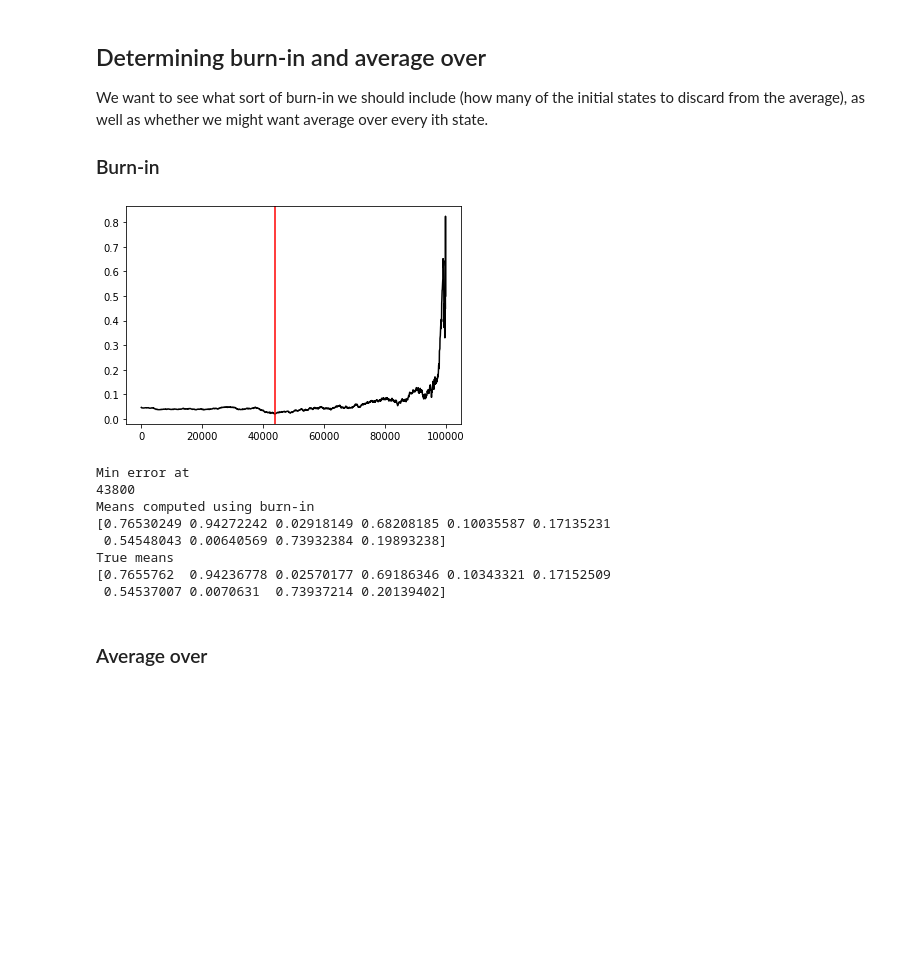
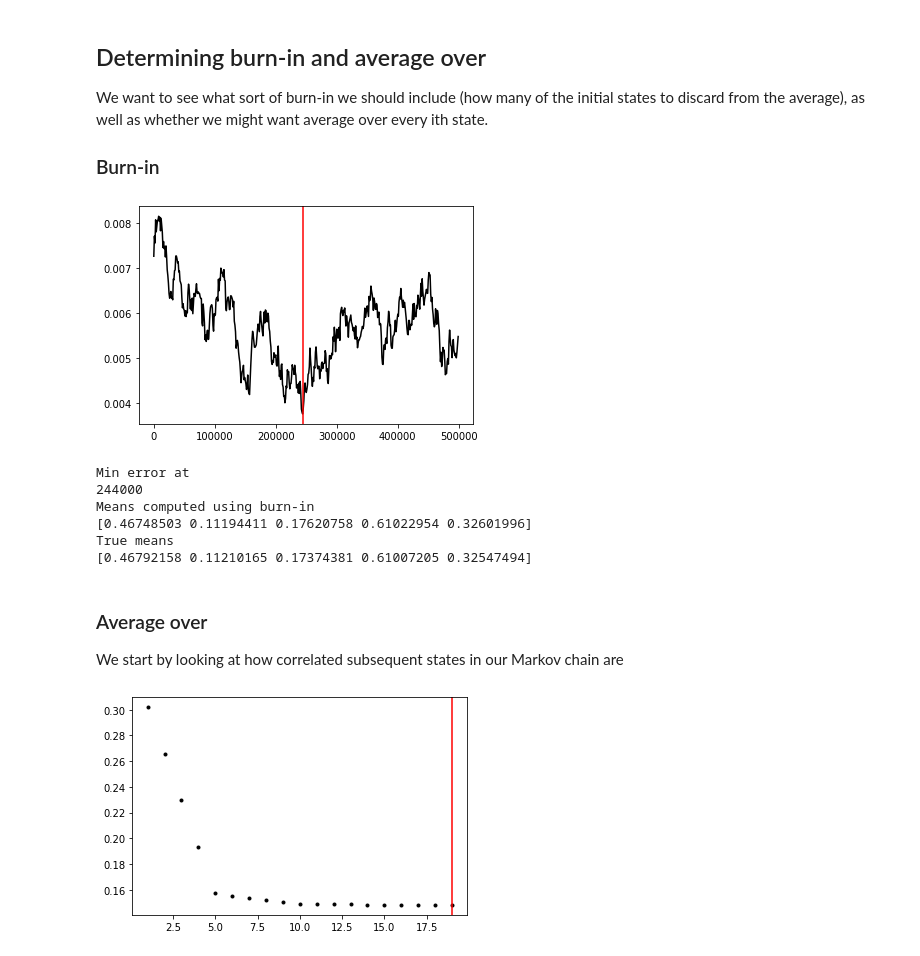
Before and after one commit to abramschon/Masters, a Jupyter notebook: Sampling/Sampling.ipynb, the cells around one changed output. Cells and saved outputs as stored; diff of their text form; code cells hidden in the pictures; blank space fills up the shorter version.

```diff
--- a/Sampling/Sampling.ipynb
+++ b/Sampling/Sampling.ipynb
@@ -20,7 +20,7 @@ def sim_p_true(N, h_m=0.02, J_m=0.05, K_m=0.02, h=None, J=None, K=None):
     if not isinstance(h,np.ndarray):
         h = np.zeros(N)
         for i in range(N):
-            h[i] = -np.log(np.abs(1/np.random.exponential(h_m) - 1))
+            h[i] = np.log(np.abs(1/np.random.exponential(h_m) - 1))
 
     if not isinstance(J,np.ndarray):
         J = np.zeros((N,N))
@@ -142,17 +109,32 @@ plt.plot(burn_ins, error,"k")
 min_error = np.argmin(error)
 plt.axvline(burn_ins[min_error],color="r")
 plt.show()
-print("Min error at", burn_ins[min_error], "Means computed using burn-in", np.mean(samples[burn_ins[min_error]:],axis=0), "True means",means_true, sep="\n")
+print("Min error at", burn_ins[min_error], "Means computed using burn-in", np.mean(samples[burn_ins[min_error]:sample_len+burn_ins[min_error]],axis=0), "True means",means_true, sep="\n")
 # %% [output]
-[figure, old version]
+[figure, new version]
 Min error at
-43800
+244000
 Means computed using burn-in
-[0.76530249 0.94272242 0.02918149 0.68208185 0.10035587 0.17135231
- 0.54548043 0.00640569 0.73932384 0.19893238]
+[0.46748503 0.11194411 0.17620758 0.61022954 0.32601996]
 True means
-[0.7655762  0.94236778 0.02570177 0.69186346 0.10343321 0.17152509
- 0.54537007 0.0070631  0.73937214 0.20139402]
+[0.46792158 0.11210165 0.17374381 0.61007205 0.32547494]
-# %% [markdown]
-### Average over
+# %% [markdown]
+### Average over
+
+We start by looking at how correlated subsequent states in our Markov chain are
+# %%
+offsets = np.arange(1,20)
+error = np.zeros(len(offsets))
+tail = M-offsets[-1]
+
+for o in range(len(offsets)):
+    offset = offsets[o]
+    error[o] = np.mean(samples[:tail]*samples[offset:tail+offset]) #correlation between states
+# %%
+plt.plot(offsets, error,"k.")
+min_error = np.argmin(error)
+plt.axvline(offsets[min_error],color="r")
+plt.show()
+# %% [output]
+[figure, added]
 # %%
```
Also changed, not shown: parts of 11 cells of this notebook.
